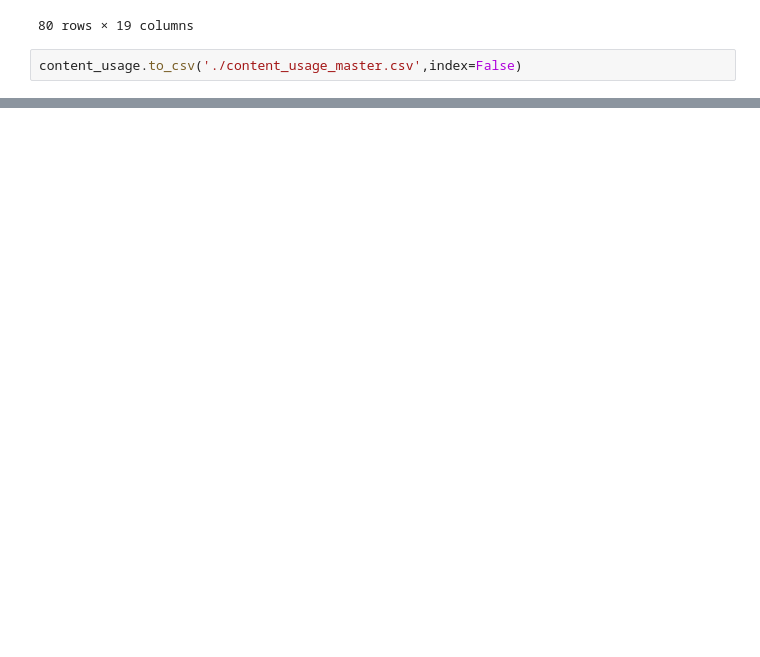
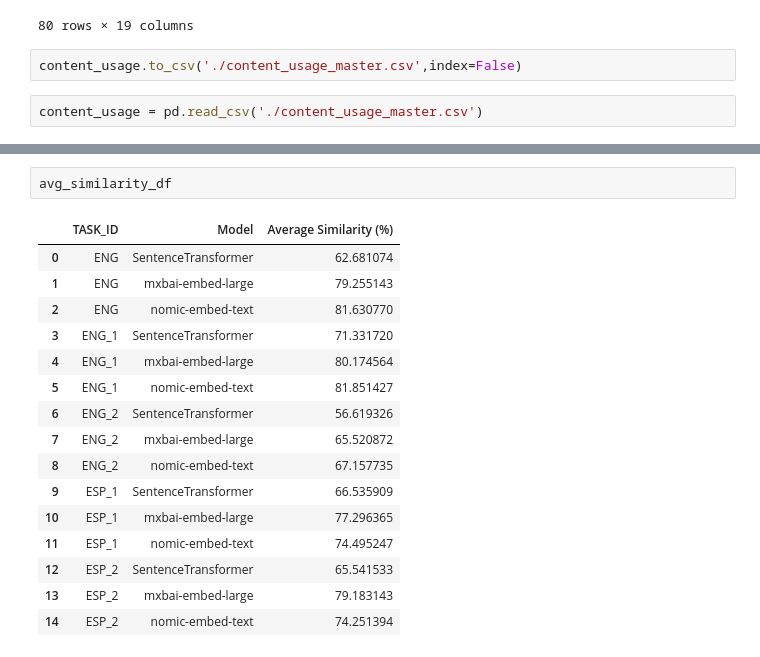
Before and after one commit to shreyan2020/cillm, a Jupyter notebook: analysis/notebooks/4_writing_task_consolidated.ipynb, the cells around one changed output, grey strips where cells are left out. Drawn from its saved outputs; the diff is of its cells as text; blank space fills up the shorter version.

```diff
--- a/analysis/notebooks/4_writing_task_consolidated.ipynb
+++ b/analysis/notebooks/4_writing_task_consolidated.ipynb
@@ -1236,6 +1275,8 @@ content_usage
 80 rows × 19 columns
 # %%
 content_usage.to_csv('./content_usage_master.csv',index=False)
+# %%
+content_usage = pd.read_csv('./content_usage_master.csv')
 # %%
 avg_similarity_df = pd.melt(
     content_usage,
@@ -1313,0 +1356,19 @@ fig_weighted.show()
+# %%
+avg_similarity_df
+# %% [output]
+|  | TASK_ID | Model | Average Similarity (%) |
+| 0 | ENG | SentenceTransformer | 62.681074 |
+| 1 | ENG | mxbai-embed-large | 79.255143 |
+| 2 | ENG | nomic-embed-text | 81.630770 |
+| 3 | ENG_1 | SentenceTransformer | 71.331720 |
+| 4 | ENG_1 | mxbai-embed-large | 80.174564 |
+| 5 | ENG_1 | nomic-embed-text | 81.851427 |
+| 6 | ENG_2 | SentenceTransformer | 56.619326 |
+| 7 | ENG_2 | mxbai-embed-large | 65.520872 |
+| 8 | ENG_2 | nomic-embed-text | 67.157735 |
+| 9 | ESP_1 | SentenceTransformer | 66.535909 |
+| 10 | ESP_1 | mxbai-embed-large | 77.296365 |
+| 11 | ESP_1 | nomic-embed-text | 74.495247 |
+| 12 | ESP_2 | SentenceTransformer | 65.541533 |
+| 13 | ESP_2 | mxbai-embed-large | 79.183143 |
+| 14 | ESP_2 | nomic-embed-text | 74.251394 |
```
Also changed, not shown: parts of 20 cells of this notebook, 3 other files.
